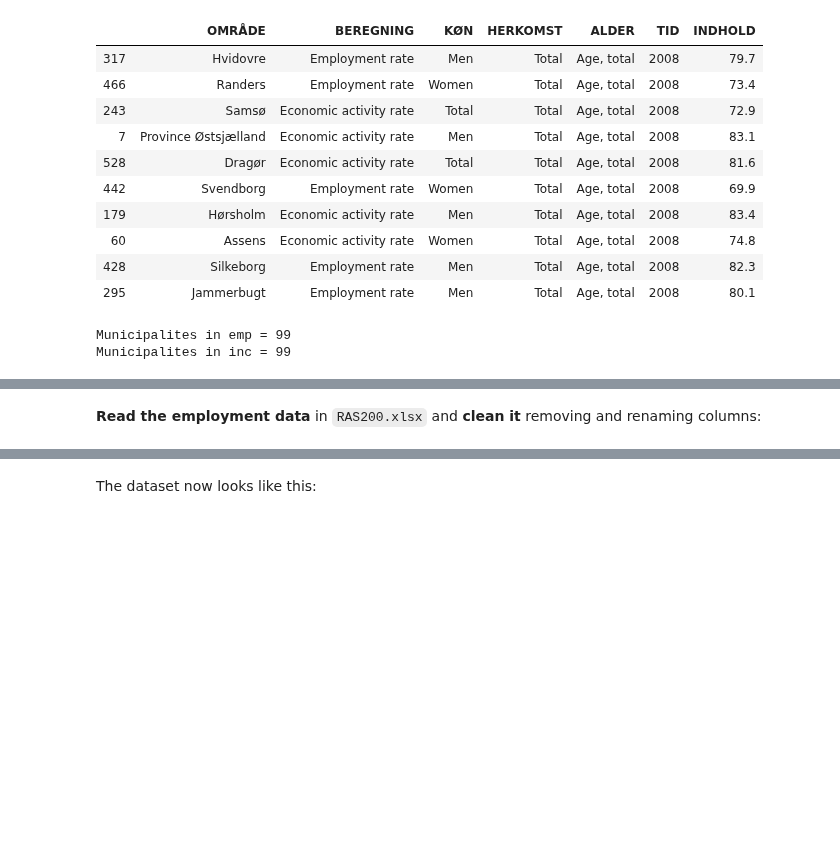
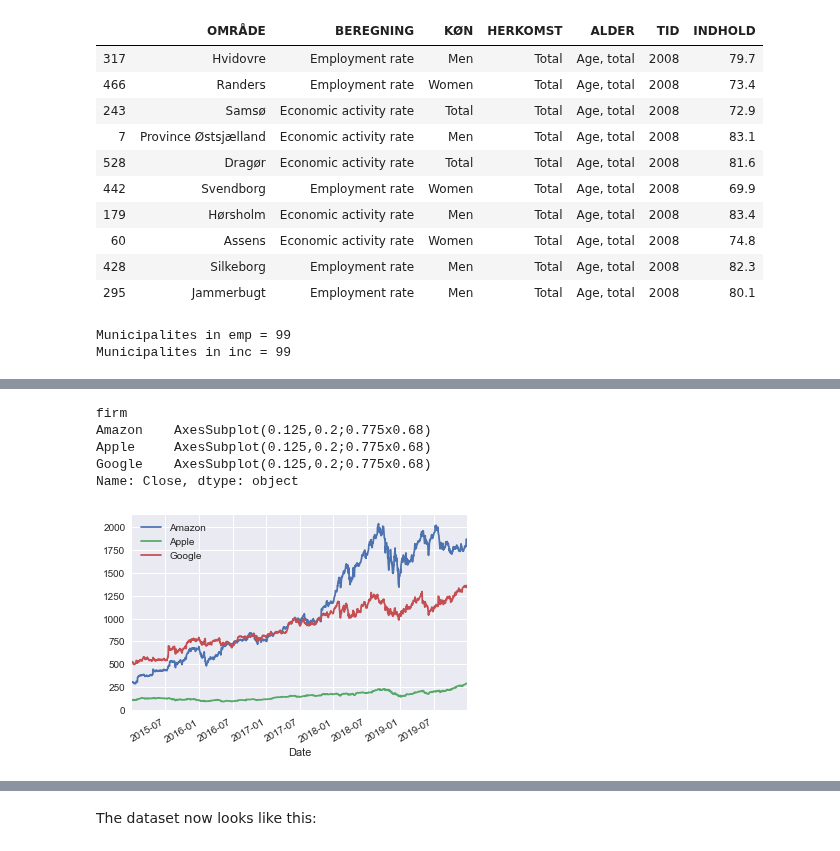
Before and after one commit to NumEconCopenhagen/projects-2020-jop, a Jupyter notebook: dataproject/dataproject.ipynb, the cells around one changed output, grey strips where cells are left out. Drawn from its saved outputs; the diff is of its cells as text; code cells hidden in the pictures; blank space fills up the shorter version.

```diff
--- a/dataproject/dataproject.ipynb
+++ b/dataproject/dataproject.ipynb
@@ -140,2 +137,0 @@ Municipalites in inc = 99
-# %% [markdown]
-**Read the employment data** in ``RAS200.xlsx`` and **clean it** removing and renaming columns:
@@ -141,0 +141,30 @@ Municipalites in inc = 99
+# %%
+start = dt.datetime(2015,1,1)
+end = dt.datetime(2020,1,1)
+# %%
+# Apple
+appl = data.DataReader('AAPL', start=start, end=end,data_source='yahoo')
+appl['firm'] = 'Apple'
+
+# Amazon
+amzn = data.DataReader('AMZN', start=start, end=end,data_source='yahoo')
+amzn['firm'] = 'Amazon'
+
+# Google
+googl = data.DataReader('GOOGL', start=start, end=end,data_source='yahoo')
+googl['firm'] = 'Google'
+# %%
+stocks = pd.concat([appl,amzn,googl])
+
+stocks.index = pd.to_datetime(stocks.index)
+# %%
+stocks.groupby('firm').mean()
+fig,ax = plt.subplots()
+stocks.groupby('firm')['Close'].plot(legend=True)
+# %% [output]
+firm
+Amazon    AxesSubplot(0.125,0.2;0.775x0.68)
+Apple     AxesSubplot(0.125,0.2;0.775x0.68)
+Google    AxesSubplot(0.125,0.2;0.775x0.68)
+Name: Close, dtype: object
+[figure, added]
```
Also changed, not shown: parts of 4 cells of this notebook.
